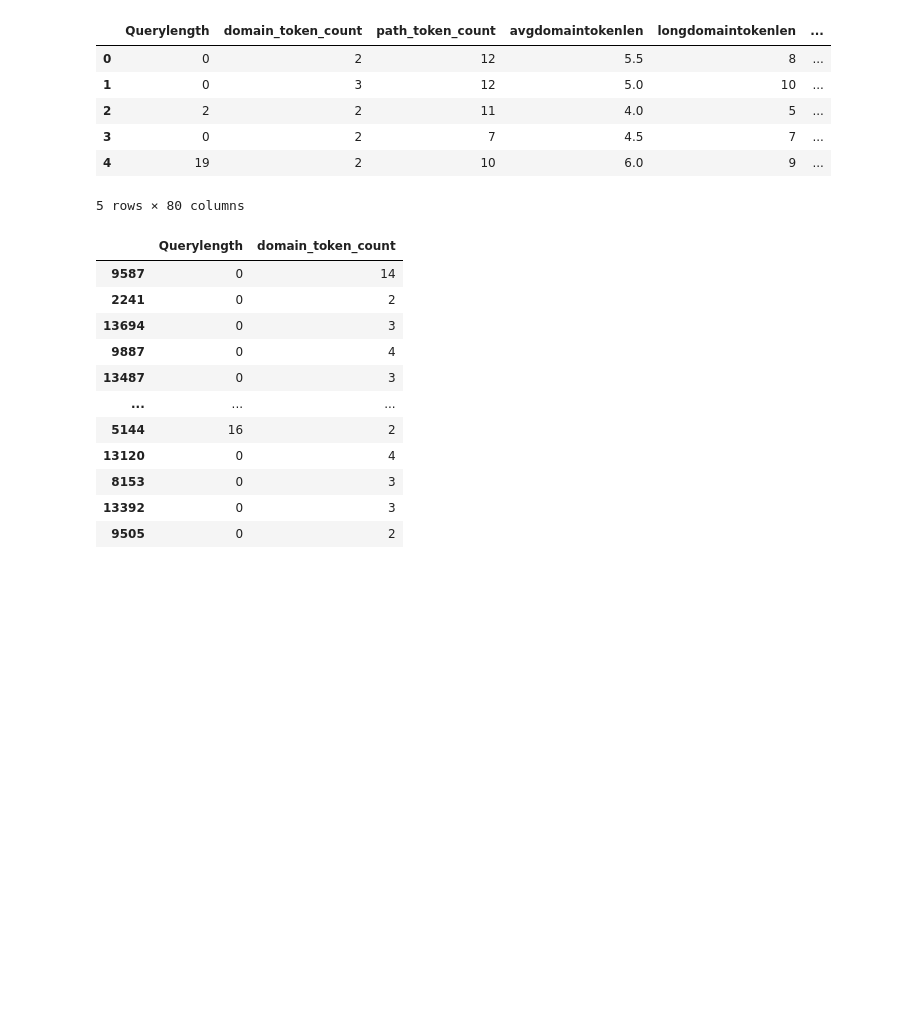
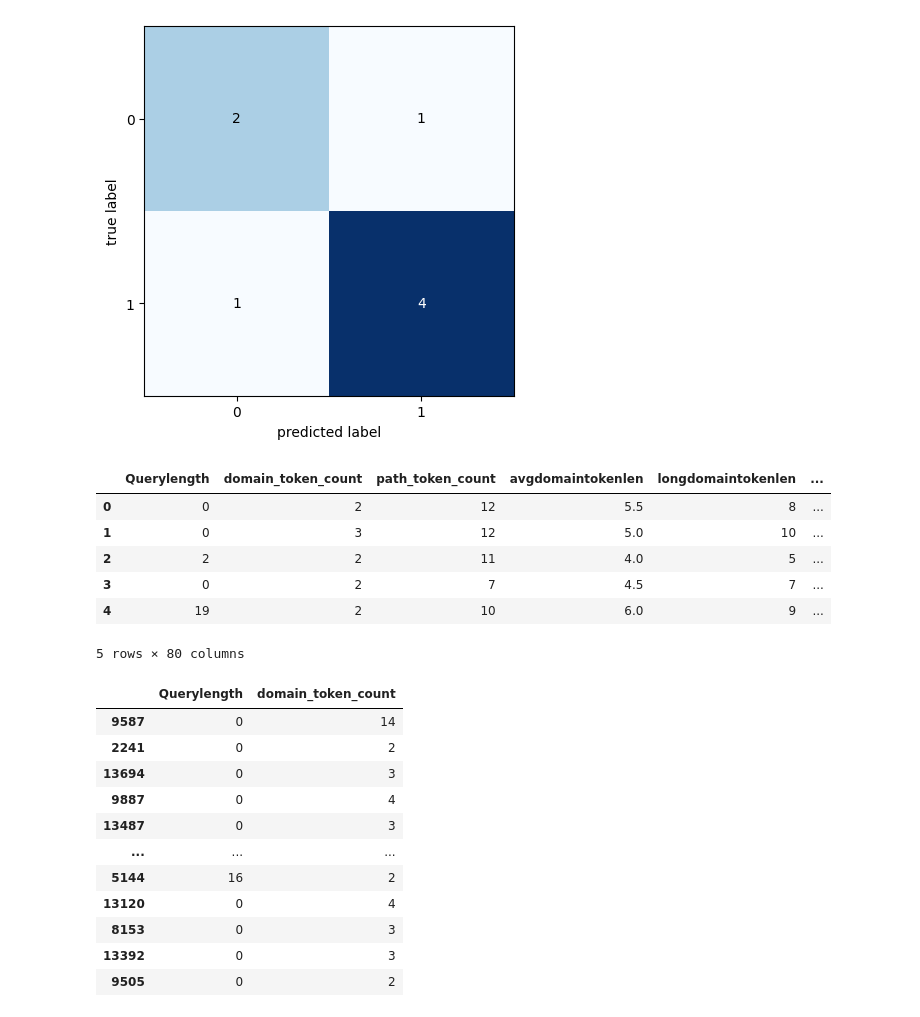
Before and after one commit to SamDewriter/Phishing, a Jupyter notebook: experiment.ipynb, the cells around one changed output. Saved outputs shown, nothing was run; the diff lists cells and outputs as text; code cells hidden in the pictures; blank space fills up the shorter version.

```diff
--- a/experiment.ipynb
+++ b/experiment.ipynb
@@ -8,3 +149,15 @@ import joblib
+# %%
+from mlxtend.plotting import plot_confusion_matrix
+import matplotlib.pyplot as plt
+import numpy as np
+
+binary1 = np.array([[2, 1],
+                    [1, 4]])
+
+fig, ax = plot_confusion_matrix(conf_mat=binary1)
+plt.show()
+# %% [output]
+[figure, added]
 # %%
 df = pd.read_csv("Phishing.csv")
 # %%
```
Also changed, not shown: parts of 12 cells of this notebook, 13 other files.
